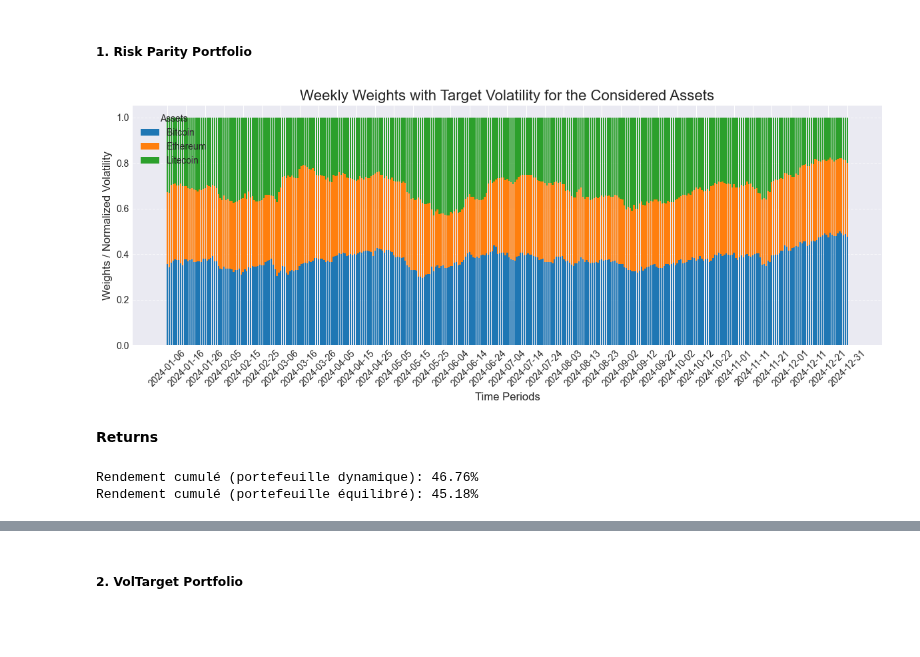
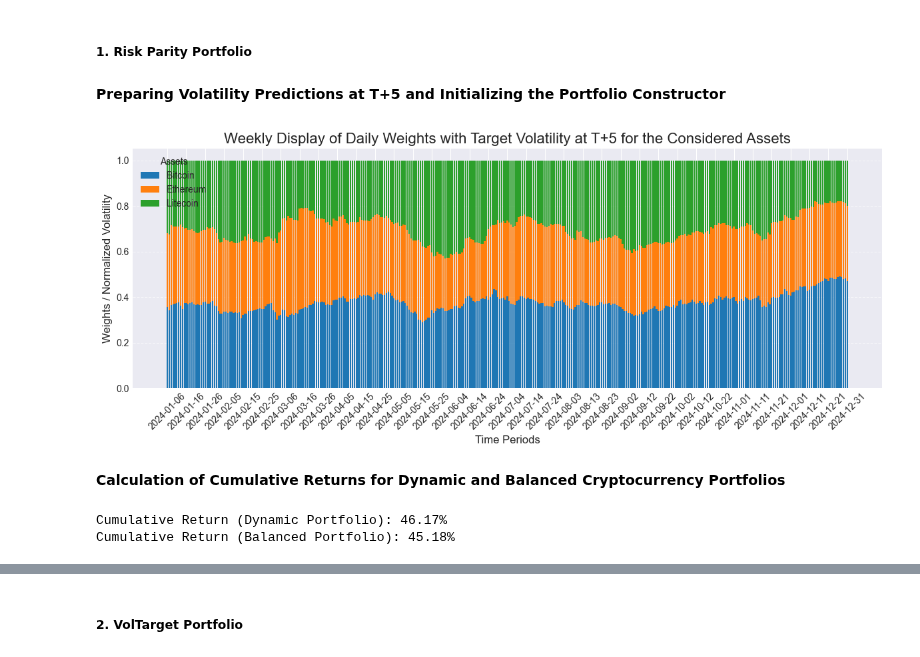
Before and after one commit to emmaebrl/crypto-volatility-lab, a Jupyter notebook: sandbox/Notebook_Final_Projet.ipynb, the cells around one changed output, grey strips where cells are left out. Saved outputs shown, nothing was run; the diff lists cells and outputs as text; code cells hidden in the pictures; blank space fills up the shorter version.

Commit message:
Mise à jour du notebook final avec modifications

```diff
--- a/sandbox/Notebook_Final_Projet.ipynb
+++ b/sandbox/Notebook_Final_Projet.ipynb
@@ -670,6 +670,8 @@ We will optimize portfolio allocations using the **`PortfolioConstructor`** obje
    - A simple benchmark strategy where all assets are assigned equal weights at each rebalancing period.
 # %% [markdown]
 ##### **1. Risk Parity Portfolio**
+# %% [markdown]
+ **Preparing Volatility Predictions at T+5 and Initializing the Portfolio Constructor**
 # %%
 y_pred_all_currency_t5 = pd.DataFrame({"bitcoin": y_pred_bitcoin_test.flatten(), "ethereum": y_pred_ethereum_test.flatten(), "litecoin": y_pred_litecoin_test.flatten()})
 portfolio_constructor_t5 = PortfolioConstructor(volatility_time_series=y_pred_all_currency_t5)
@@ -678,53 +680,44 @@ y_pred_all_currency_t5.columns = [col.capitalize() for col in y_pred_all_currenc
 weights_simple_t5 = portfolio_constructor_t5.risk_parity_weights_simple()
 # %%
 weights_df_t5 = pd.DataFrame(weights_simple_t5, columns=y_pred_all_currency_t5.columns)
-
-#  Création du graphique pour Risk Parity avec Target Volatility
 plt.figure(figsize=(12, 5))
 
-# Tracer chaque colonne comme une barre empilée
-bottom_values = np.zeros(len(weights_df_t5))  # Initialisation des bases pour les barres empilées
+bottom_values = np.zeros(len(weights_df_t5))
 for column in weights_df_t5.columns:
     plt.bar(weights_df_t5.index, weights_df_t5[column], bottom=bottom_values, label=column)
     bottom_values += weights_df_t5[column]
 
-#  Configuration du graphique
-plt.title("Weekly Weights with Target Volatility for the Considered Assets", fontsize=16)
+plt.title("Weekly Display of Daily Weights with Target Volatility at T+5 for the Considered Assets", fontsize=16)
+
 plt.xlabel("Time Periods", fontsize=12)
 plt.ylabel("Weights / Normalized Volatility", fontsize=12)
 plt.legend(title="Assets", fontsize=10, loc='upper left')
 plt.grid(axis='y', linestyle='--', alpha=0.7)
 
-#  Ajout des dates sur l'axe des X
 plt.xticks(weights_df_t5.index[::10], bitcoin_data["Date"][-len(weights_df_t5):].dt.strftime('%Y-%m-%d').tolist()[::10], rotation=45)
 
-#  Affichage du graphique
 plt.tight_layout()
 plt.show()
 # %% [output]
-[figure, old version]
+[figure, new version]
-# %% [markdown]
-**Returns**
+# %% [markdown]
+**Calculation of Cumulative Returns for Dynamic and Balanced Cryptocurrency Portfolios**
 # %%
 bitcoin_log_returns = bitcoin_test_data["Log Returns"][-len(weights_simple_t5):].values
 eth_log_returns = ethereum_test_data["Log Returns"][-len(weights_simple_t5):].values
 ltc_log_returns = litecoin_test_data["Log Returns"][-len(weights_simple_t5):].values
 
-# Rendements du portefeuille
 log_returns_matrix = np.array([bitcoin_log_returns, eth_log_returns, ltc_log_returns]).T
 portfolio_returns = np.sum(weights_simple_t5 * log_returns_matrix, axis=1)
 
-# Rendements du portefeuille équilibré
 balanced_weights = np.array([1/3, 1/3, 1/3])
 balanced_returns = np.sum(balanced_weights * log_returns_matrix, axis=1)
 
-# Rendements cumulés
 cumulative_portfolio_return = np.prod(1 + portfolio_returns) - 1
 cumulative_balanced_return = np.prod(1 + balanced_returns) - 1
 
-# Affichage des résultats
-print(f"Rendement cumulé (portefeuille dynamique): {cumulative_portfolio_return:.2%}")
-print(f"Rendement cumulé (portefeuille équilibré): {cumulative_balanced_return:.2%}")
+print(f"Cumulative Return (Dynamic Portfolio): {cumulative_portfolio_return:.2%}")
+print(f"Cumulative Return (Balanced Portfolio): {cumulative_balanced_return:.2%}")
 # %% [output]
-Rendement cumulé (portefeuille dynamique): 46.76%
-Rendement cumulé (portefeuille équilibré): 45.18%
+Cumulative Return (Dynamic Portfolio): 46.17%
+Cumulative Return (Balanced Portfolio): 45.18%
```
Also changed, not shown: parts of 5 cells of this notebook.
